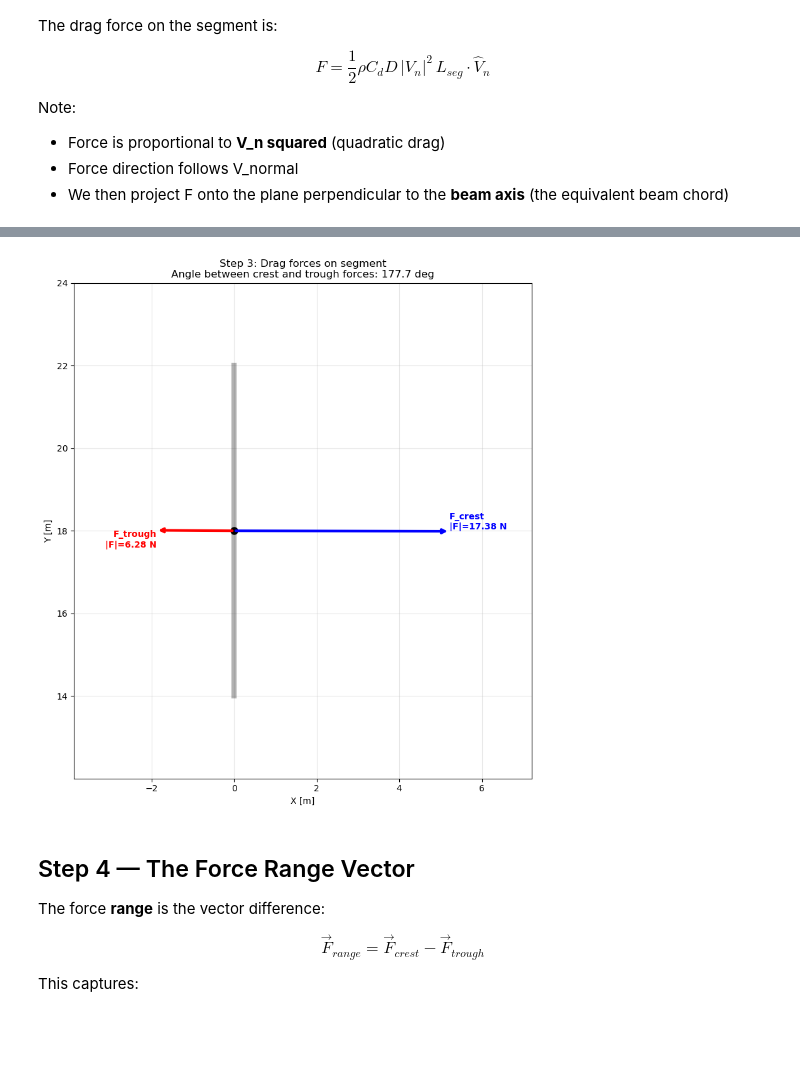
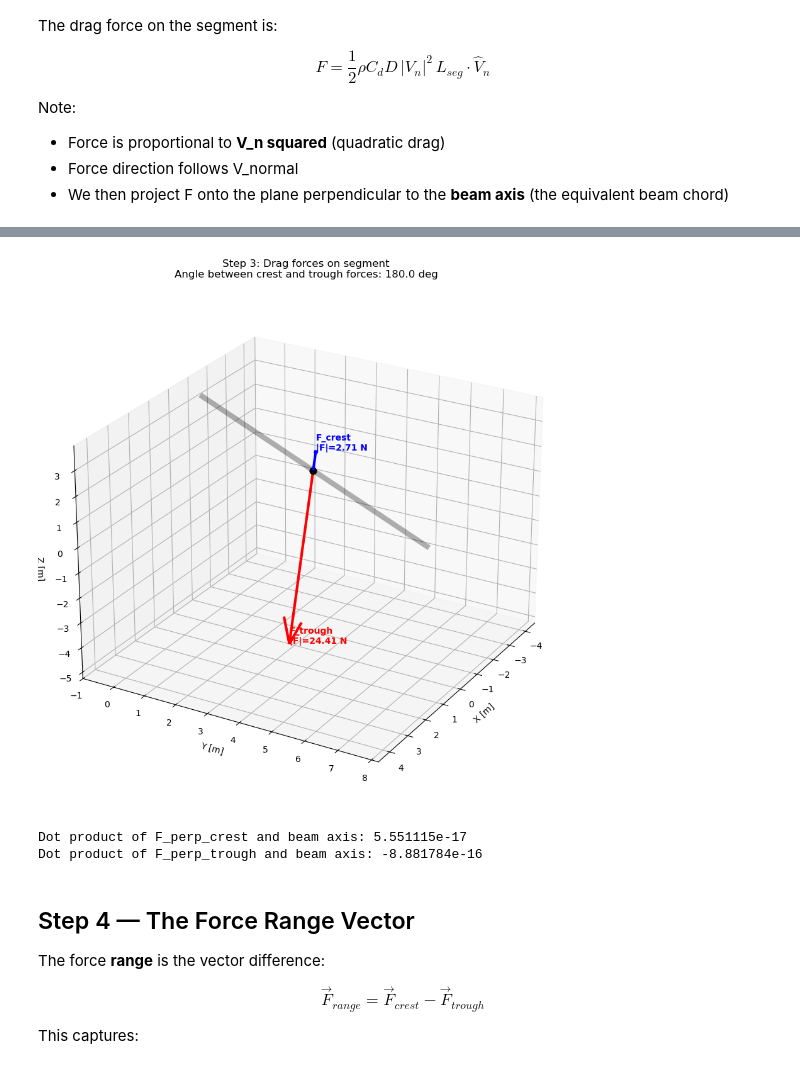
Before and after one commit to cesareprimultini/von-karman, a Jupyter notebook: vector_decomposition/workflows/beam_workflow/explain_force_range.ipynb, the cells around one changed output, grey strips where cells are left out. Cells and saved outputs as stored; diff of their text form; code cells hidden in the pictures; blank space fills up the shorter version.

```diff
--- a/vector_decomposition/workflows/beam_workflow/explain_force_range.ipynb
+++ b/vector_decomposition/workflows/beam_workflow/explain_force_range.ipynb
@@ -47,7 +47,7 @@ L_beam = np.linalg.norm(beam_vec)
 beam_axis = beam_vec / L_beam
 
 # pick one segment for the detailed walkthrough (middle segment)
-seg = segments[len(segments) // 2]
+seg = segments[0] # first segment
 print(f'Using segment: {seg["seg_id"]}')
 print(f'Segment axis: {np.round(seg["axis"], 3)}')
 print(f'Segment midpoint: {np.round(seg["midpoint"], 2)}')
@@ -59,10 +59,10 @@ Segment midpoint: [ 0.   18.    0.13]
 Beam axis: [ 0.     0.994 -0.105]
 # %%
 # define test conditions
-wave_dir = 30   # degrees
-curr_dir = 150  # degrees (perpendicular to wave)
+wave_dir = 0   # degrees
+curr_dir = 180  # degrees (perpendicular to wave)
 u_w = 0.2      # wave particle velocity [m/s]
-Uc = 0.05       # current magnitude [m/s]
+Uc = 0.1         # current magnitude [m/s]
 
 wave_dir_vec = dir_vec(wave_dir)
 curr_vec = Uc * dir_vec(curr_dir)
@@ -283,52 +289,68 @@ Ratio |F_crest|/|F_trough| = 2.77
 # %%
-fig, ax = plt.subplots(figsize=(9, 9))
-o = origin.copy()
+fig = plt.figure(figsize=(9, 9))
+ax = fig.add_subplot(111, projection='3d')
+o = seg['midpoint']
 scale_f = 0.3  # scale for force arrows (forces are in Newtons, much larger)
 
+seg_ax_norm = seg['axis'] / np.linalg.norm(seg['axis']) if np.linalg.norm(seg['axis']) > 0 else seg['axis']
+pipe_len = 4.0
+p1_3d = o - pipe_len * seg_ax_norm
+p2_3d = o + pipe_len * seg_ax_norm
+
 # pipe
-ax.plot([p1[0], p2[0]], [p1[1], p2[1]], 'k-', linewidth=6, alpha=0.3, label='Pipe segment')
+ax.plot([p1_3d[0], p2_3d[0]], [p1_3d[1], p2_3d[1]], [p1_3d[2], p2_3d[2]],
+        'k-', linewidth=6, alpha=0.3, label='Pipe segment')
 
 # crest force (blue)
-Fc_2d = F_perp_crest[:2] * scale_f
+Fc_3d = F_perp_crest * scale_f
+ax.quiver(*o, *Fc_3d, color='blue', lw=3, arrow_length_ratio=0.15)
+tip_fc = o + Fc_3d
+ax.text(tip_fc[0], tip_fc[1], tip_fc[2], f'F_crest\n|F|={np.linalg.norm(F_perp_crest):.2f} N',
+        fontsize=10, color='blue', fontweight='bold')
+
 # trough force (red)
-Ft_2d = F_perp_trough[:2] * scale_f
-
-# set axis limits from all arrow tips
-key_points = [o, p1, p2, o + Fc_2d, o + Ft_2d]
-all_xy = np.array(key_points)
-pad = 2.0
-ax.set_xlim(all_xy[:, 0].min() - pad, all_xy[:, 0].max() + pad)
-ax.set_ylim(all_xy[:, 1].min() - pad, all_xy[:, 1].max() + pad)
-
-ax.annotate('', xy=o + Fc_2d, xytext=o,
-            arrowprops=dict(arrowstyle='->', color='blue', lw=3))
-ax.annotate(f'F_crest\n|F|={np.linalg.norm(F_perp_crest):.2f} N',
-            xy=o + Fc_2d, fontsize=10, color='blue', fontweight='bold',
-            ha='left', va='bottom')
-
-ax.annotate('', xy=o + Ft_2d, xytext=o,
-            arrowprops=dict(arrowstyle='->', color='red', lw=3))
-ax.annotate(f'F_trough\n|F|={np.linalg.norm(F_perp_trough):.2f} N',
-            xy=o + Ft_2d, fontsize=10, color='red', fontweight='bold',
-            ha='right', va='top')
+Ft_3d = F_perp_trough * scale_f
+ax.quiver(*o, *Ft_3d, color='red', lw=3, arrow_length_ratio=0.15)
+tip_ft = o + Ft_3d
+ax.text(tip_ft[0], tip_ft[1], tip_ft[2], f'F_trough\n|F|={np.linalg.norm(F_perp_trough):.2f} N',
+        fontsize=10, color='red', fontweight='bold')
 
 # angle between them
 cos_angle = np.dot(F_perp_crest, F_perp_trough) / (
     np.linalg.norm(F_perp_crest) * max(np.linalg.norm(F_perp_trough), 1e-12))
 angle_deg = np.degrees(np.arccos(np.clip(cos_angle, -1, 1)))
 ax.set_title(f'Step 3: Drag forces on segment\n'
              f'Angle between crest and trough forces: {angle_deg:.1f} deg',
              fontsize=12)
 
-ax.plot(*o, 'ko', markersize=8)
-ax.set_aspect('equal')
-ax.grid(alpha=0.3)
+ax.scatter(*o, color='k', s=60, zorder=5)
 ax.set_xlabel('X [m]')
 ax.set_ylabel('Y [m]')
+ax.set_zlabel('Z [m]')
+
+# Force equal axis scaling to prevent visual distortion
+all_pts = np.array([o, p1_3d, p2_3d, tip_fc, tip_ft])
+mins = all_pts.min(axis=0)
+maxs = all_pts.max(axis=0)
+center = (mins + maxs) / 2
+half_range = max((maxs - mins).max() / 2, 1.0)
+ax.set_xlim(center[0] - half_range, center[0] + half_range)
+ax.set_ylim(center[1] - half_range, center[1] + half_range)
+ax.set_zlim(center[2] - half_range, center[2] + half_range)
+
+ax.view_init(elev=25, azim=30)
 plt.tight_layout()
 plt.show()
+
+# # check if forces are perpendicular to beam axis
+# dot_c = np.dot(F_perp_crest, beam_axis)
+# dot_t = np.dot(F_perp_trough, beam_axis)
+# print(f"Dot product of F_perp_crest and beam axis: {dot_c:.6e}")
+# print(f"Dot product of F_perp_trough and beam axis: {dot_t:.6e}")
 # %% [output]
-[figure, old version]
+[figure, new version]
+Dot product of F_perp_crest and beam axis: 5.551115e-17
+Dot product of F_perp_trough and beam axis: -8.881784e-16
 # %% [markdown]
 ## Step 4 — The Force Range Vector
 
```
Also changed, not shown: parts of 10 cells of this notebook, 3 other files.
